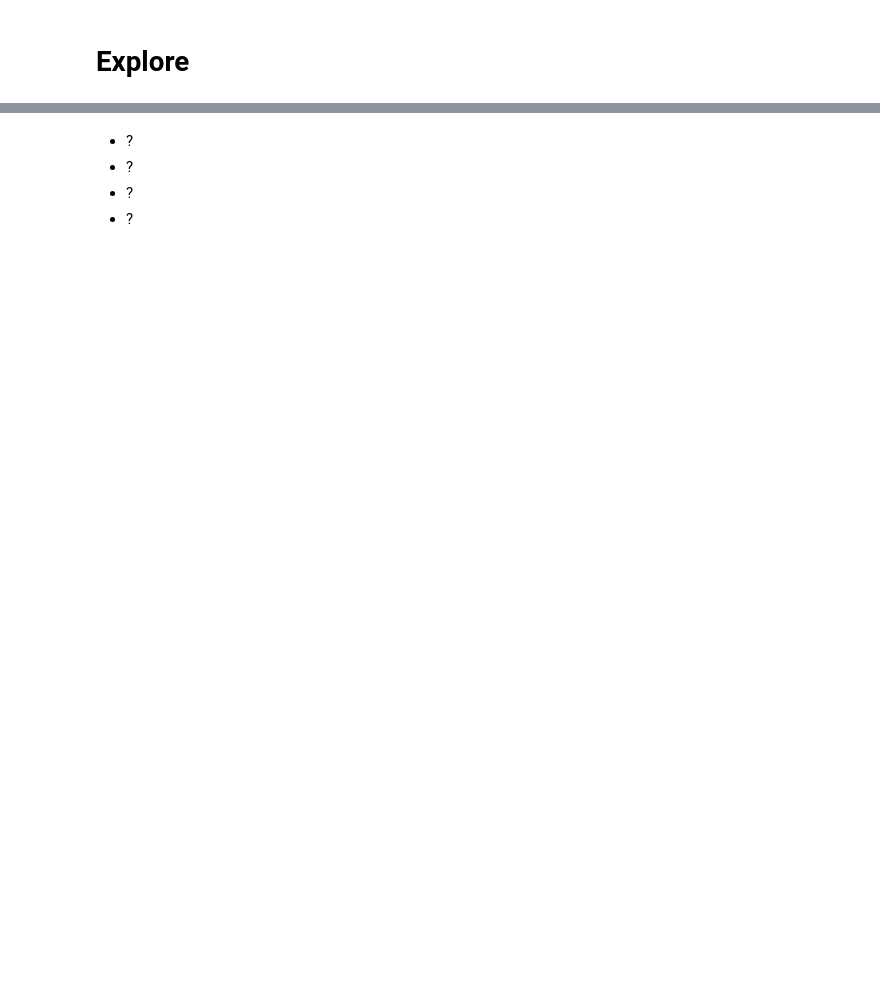
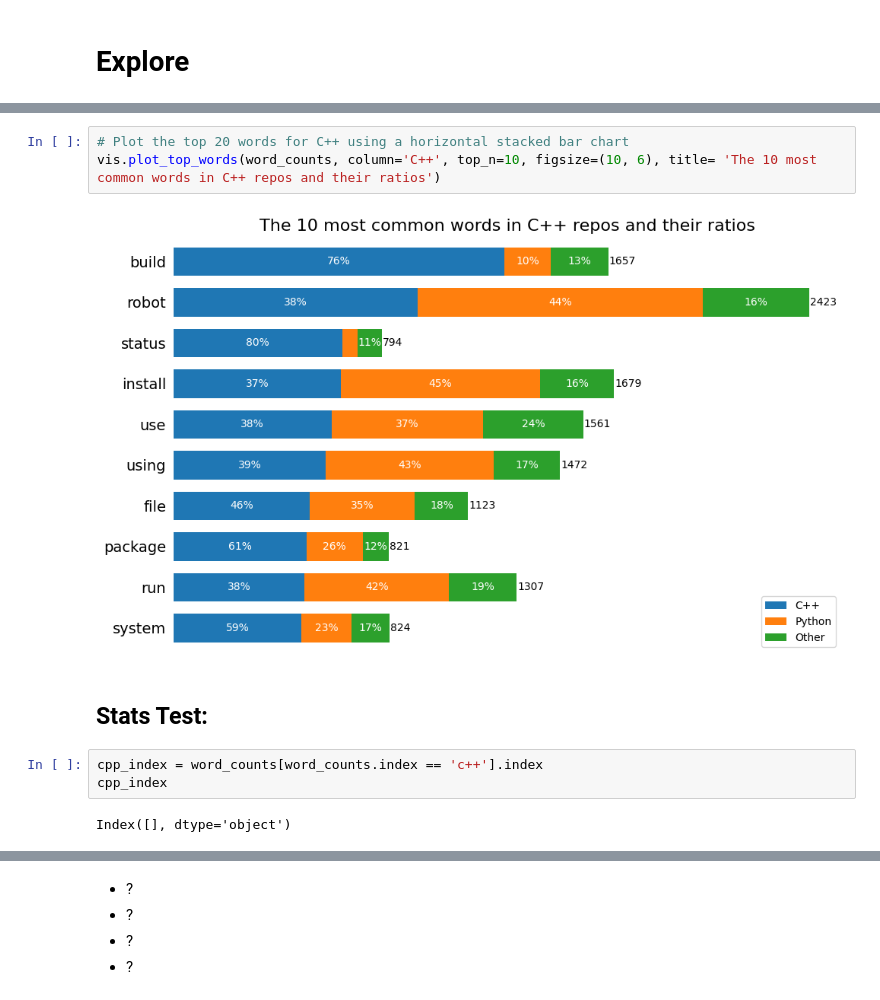
Before and after one commit to Marc-Aradillas/github_nlp_project, a Jupyter notebook: final_notebook.ipynb, the cells around one changed output, grey strips where cells are left out. Drawn from its saved outputs; the diff is of its cells as text; blank space fills up the shorter version.

```diff
--- a/final_notebook.ipynb
+++ b/final_notebook.ipynb
@@ -99,0 +120,12 @@ vis.plot_language_distribution(counts)
+# %%
+# Plot the top 20 words for C++ using a horizontal stacked bar chart
+vis.plot_top_words(word_counts, column='C++', top_n=10, figsize=(10, 6), title= 'The 10 most common words in C++ repos and their ratios')
+# %% [output]
+[figure, added]
+# %% [markdown]
+## Stats Test:
+# %%
+cpp_index = word_counts[word_counts.index == 'c++'].index
+cpp_index
+# %% [output]
+Index([], dtype='object')
```
Also changed, not shown: parts of 9 cells of this notebook, 1 other file.
